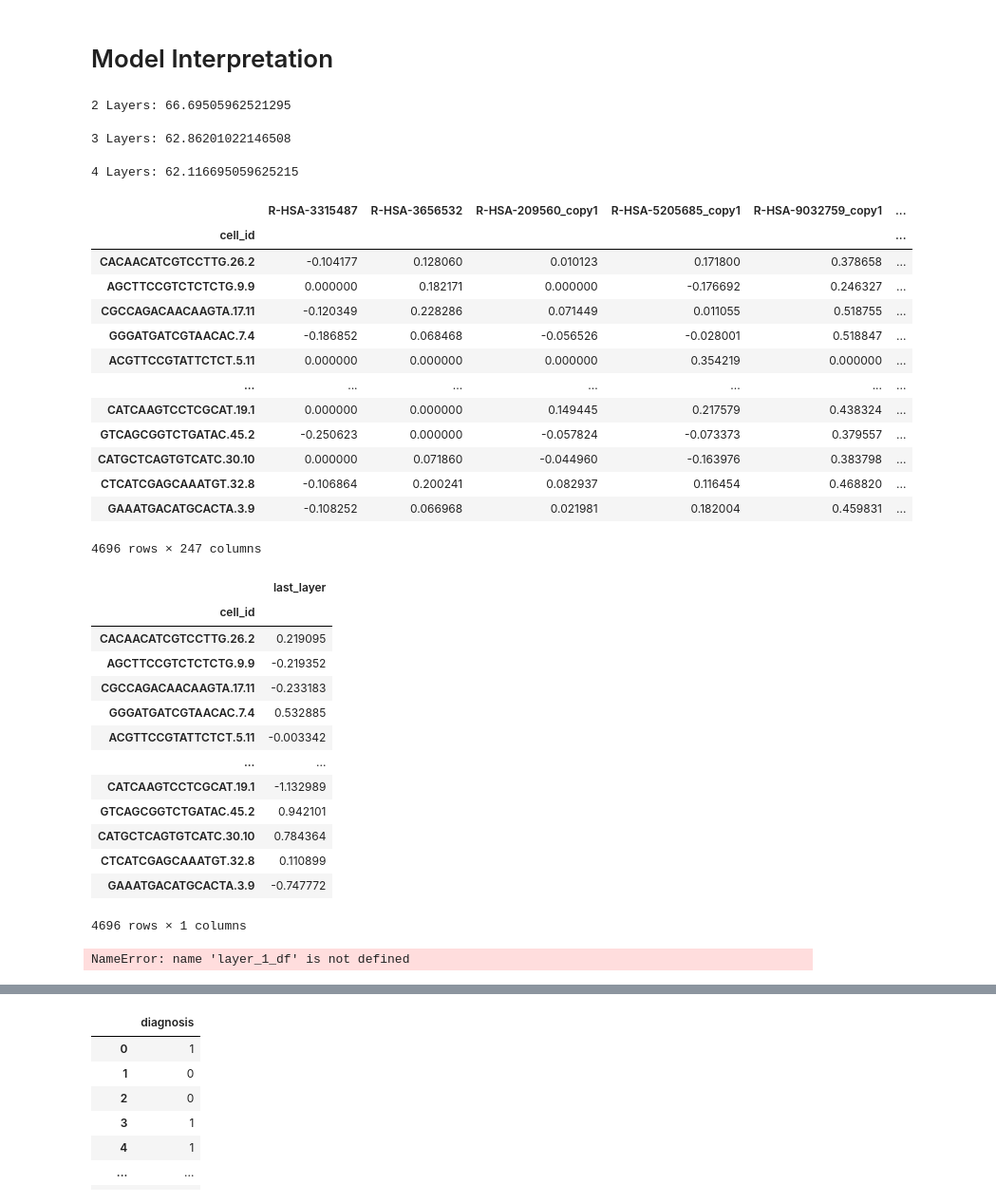
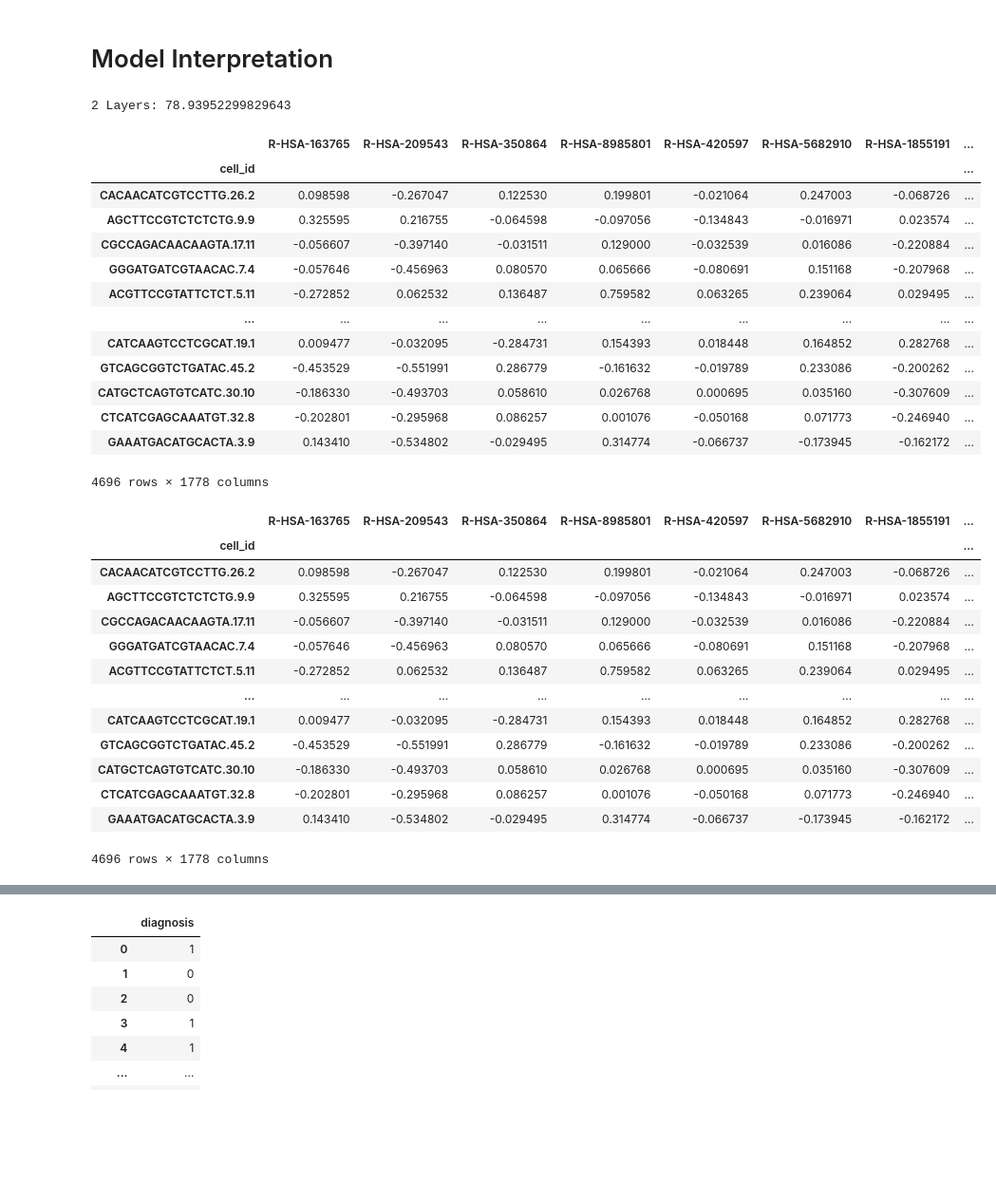
Before and after one commit to Polster-lab/Pytorch_Biologically_Informed_Neural_Network, a Jupyter notebook: model_training_interpretation.ipynb, the cells around one changed output, grey strips where cells are left out. Shown at 95% size. Cells and saved outputs as stored; diff of their text form; code cells hidden in the pictures; blank space fills up the shorter version.

```diff
--- a/model_training_interpretation.ipynb
+++ b/model_training_interpretation.ipynb
@@ -542,3 +588,3 @@ model_dict_sparse[2]
 # %%
-accuracy, loss, predicted_list, labels_list, probability_list = evaluate(model_dict_sparse[2], test_dataloader)
-accuracy
+'''accuracy, loss, predicted_list, labels_list, probability_list = evaluate(model_dict_sparse[2], test_dataloader)
+accuracy'''
@@ -703,9 +767,7 @@ def return_feature_importance(model_dict_sparse, dataloader):
 
 activations_list_dict, accuracy_list_dict, predicted_list_dict, ground_truth_list_dict, feature_list,x = return_feature_importance(model_dict_sparse, test_dataloader)
 # %% [output]
-2 Layers: 66.69505962521295
+2 Layers: 78.93952299829643
-3 Layers: 62.86201022146508
-4 Layers: 62.116695059625215
 # %%
 def return_feature_importance_list(activations_list_dict, model_name):
     m=0
@@ -748,41 +810,37 @@ last_layer_df = pd.DataFrame(li,index = test_x.columns, columns=layer_node_name_
 # %%
 layer_0_df
 # %% [output]
-|  | R-HSA-3315487 | R-HSA-3656532 | R-HSA-209560_copy1 | R-HSA-5205685_copy1 | R-HSA-9032759_copy1 | ... |
-| cell_id |  |  |  |  |  | ... |
-| CACAACATCGTCCTTG.26.2 | -0.104177 | 0.128060 | 0.010123 | 0.171800 | 0.378658 | ... |
-| AGCTTCCGTCTCTCTG.9.9 | 0.000000 | 0.182171 | 0.000000 | -0.176692 | 0.246327 | ... |
-| CGCCAGACAACAAGTA.17.11 | -0.120349 | 0.228286 | 0.071449 | 0.011055 | 0.518755 | ... |
-| GGGATGATCGTAACAC.7.4 | -0.186852 | 0.068468 | -0.056526 | -0.028001 | 0.518847 | ... |
-| ACGTTCCGTATTCTCT.5.11 | 0.000000 | 0.000000 | 0.000000 | 0.354219 | 0.000000 | ... |
-| ... | ... | ... | ... | ... | ... | ... |
-| CATCAAGTCCTCGCAT.19.1 | 0.000000 | 0.000000 | 0.149445 | 0.217579 | 0.438324 | ... |
-| GTCAGCGGTCTGATAC.45.2 | -0.250623 | 0.000000 | -0.057824 | -0.073373 | 0.379557 | ... |
-| CATGCTCAGTGTCATC.30.10 | 0.000000 | 0.071860 | -0.044960 | -0.163976 | 0.383798 | ... |
-| CTCATCGAGCAAATGT.32.8 | -0.106864 | 0.200241 | 0.082937 | 0.116454 | 0.468820 | ... |
-| GAAATGACATGCACTA.3.9 | -0.108252 | 0.066968 | 0.021981 | 0.182004 | 0.459831 | ... |
+|  | R-HSA-163765 | R-HSA-209543 | R-HSA-350864 | R-HSA-8985801 | R-HSA-420597 | R-HSA-5682910 | R-HSA-1855191 | ... |
+| cell_id |  |  |  |  |  |  |  | ... |
+| CACAACATCGTCCTTG.26.2 | 0.098598 | -0.267047 | 0.122530 | 0.199801 | -0.021064 | 0.247003 | -0.068726 | ... |
+| AGCTTCCGTCTCTCTG.9.9 | 0.325595 | 0.216755 | -0.064598 | -0.097056 | -0.134843 | -0.016971 | 0.023574 | ... |
+| CGCCAGACAACAAGTA.17.11 | -0.056607 | -0.397140 | -0.031511 | 0.129000 | -0.032539 | 0.016086 | -0.220884 | ... |
+| GGGATGATCGTAACAC.7.4 | -0.057646 | -0.456963 | 0.080570 | 0.065666 | -0.080691 | 0.151168 | -0.207968 | ... |
+| ACGTTCCGTATTCTCT.5.11 | -0.272852 | 0.062532 | 0.136487 | 0.759582 | 0.063265 | 0.239064 | 0.029495 | ... |
+| ... | ... | ... | ... | ... | ... | ... | ... | ... |
+| CATCAAGTCCTCGCAT.19.1 | 0.009477 | -0.032095 | -0.284731 | 0.154393 | 0.018448 | 0.164852 | 0.282768 | ... |
+| GTCAGCGGTCTGATAC.45.2 | -0.453529 | -0.551991 | 0.286779 | -0.161632 | -0.019789 | 0.233086 | -0.200262 | ... |
+| CATGCTCAGTGTCATC.30.10 | -0.186330 | -0.493703 | 0.058610 | 0.026768 | 0.000695 | 0.035160 | -0.307609 | ... |
+| CTCATCGAGCAAATGT.32.8 | -0.202801 | -0.295968 | 0.086257 | 0.001076 | -0.050168 | 0.071773 | -0.246940 | ... |
+| GAAATGACATGCACTA.3.9 | 0.143410 | -0.534802 | -0.029495 | 0.314774 | -0.066737 | -0.173945 | -0.162172 | ... |
-4696 rows × 247 columns
+4696 rows × 1778 columns
 # %%
-last_layer_df
+layer_0_df
 # %% [output]
-|  | last_layer |
-| cell_id |  |
-| CACAACATCGTCCTTG.26.2 | 0.219095 |
-| AGCTTCCGTCTCTCTG.9.9 | -0.219352 |
-| CGCCAGACAACAAGTA.17.11 | -0.233183 |
-| GGGATGATCGTAACAC.7.4 | 0.532885 |
-| ACGTTCCGTATTCTCT.5.11 | -0.003342 |
-| ... | ... |
-| CATCAAGTCCTCGCAT.19.1 | -1.132989 |
-| GTCAGCGGTCTGATAC.45.2 | 0.942101 |
-| CATGCTCAGTGTCATC.30.10 | 0.784364 |
-| CTCATCGAGCAAATGT.32.8 | 0.110899 |
-| GAAATGACATGCACTA.3.9 | -0.747772 |
+|  | R-HSA-163765 | R-HSA-209543 | R-HSA-350864 | R-HSA-8985801 | R-HSA-420597 | R-HSA-5682910 | R-HSA-1855191 | ... |
+| cell_id |  |  |  |  |  |  |  | ... |
+| CACAACATCGTCCTTG.26.2 | 0.098598 | -0.267047 | 0.122530 | 0.199801 | -0.021064 | 0.247003 | -0.068726 | ... |
+| AGCTTCCGTCTCTCTG.9.9 | 0.325595 | 0.216755 | -0.064598 | -0.097056 | -0.134843 | -0.016971 | 0.023574 | ... |
+| CGCCAGACAACAAGTA.17.11 | -0.056607 | -0.397140 | -0.031511 | 0.129000 | -0.032539 | 0.016086 | -0.220884 | ... |
+| GGGATGATCGTAACAC.7.4 | -0.057646 | -0.456963 | 0.080570 | 0.065666 | -0.080691 | 0.151168 | -0.207968 | ... |
+| ACGTTCCGTATTCTCT.5.11 | -0.272852 | 0.062532 | 0.136487 | 0.759582 | 0.063265 | 0.239064 | 0.029495 | ... |
+| ... | ... | ... | ... | ... | ... | ... | ... | ... |
+| CATCAAGTCCTCGCAT.19.1 | 0.009477 | -0.032095 | -0.284731 | 0.154393 | 0.018448 | 0.164852 | 0.282768 | ... |
+| GTCAGCGGTCTGATAC.45.2 | -0.453529 | -0.551991 | 0.286779 | -0.161632 | -0.019789 | 0.233086 | -0.200262 | ... |
+| CATGCTCAGTGTCATC.30.10 | -0.186330 | -0.493703 | 0.058610 | 0.026768 | 0.000695 | 0.035160 | -0.307609 | ... |
+| CTCATCGAGCAAATGT.32.8 | -0.202801 | -0.295968 | 0.086257 | 0.001076 | -0.050168 | 0.071773 | -0.246940 | ... |
+| GAAATGACATGCACTA.3.9 | 0.143410 | -0.534802 | -0.029495 | 0.314774 | -0.066737 | -0.173945 | -0.162172 | ... |
-4696 rows × 1 columns
+4696 rows × 1778 columns
-# %%
-layer_1_df
-# %% [output]
-NameError: name 'layer_1_df' is not defined
 # %%
 last_layer_df
 # %% [output]
```
Also changed, not shown: parts of 29 cells of this notebook, 7 other files.
